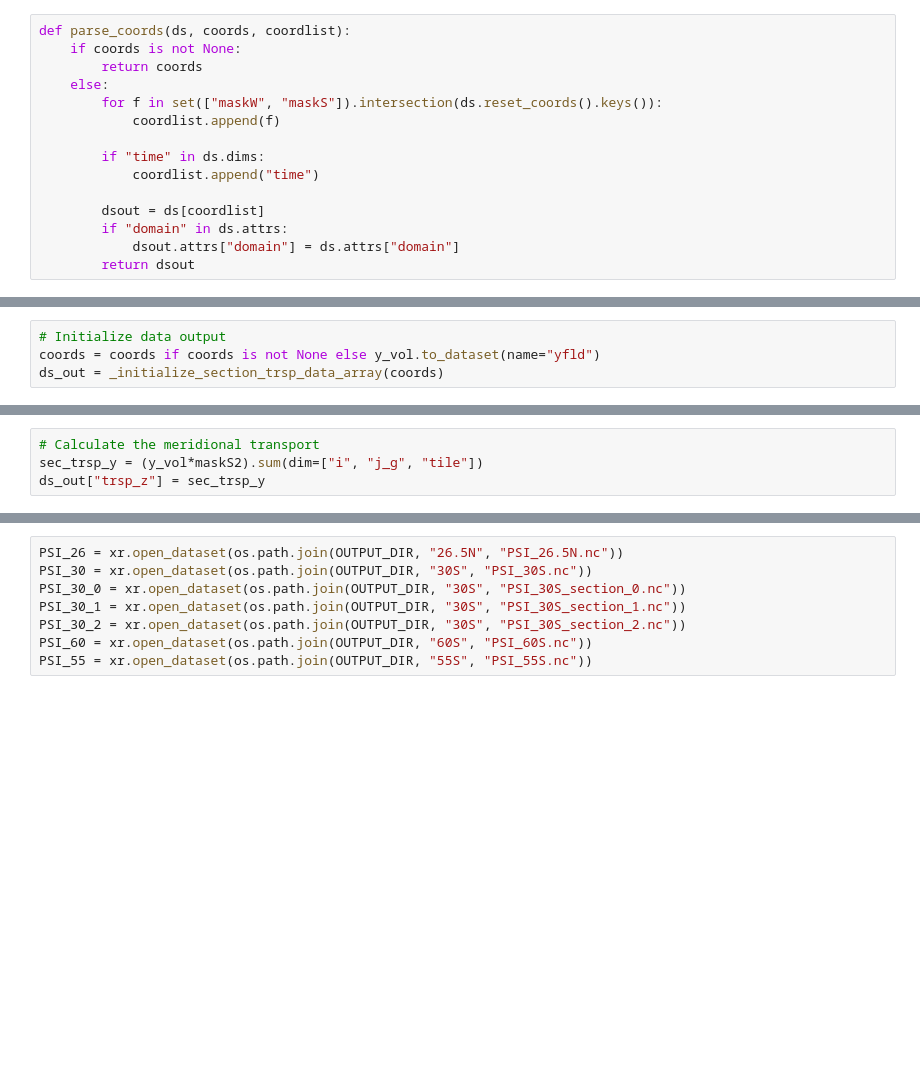
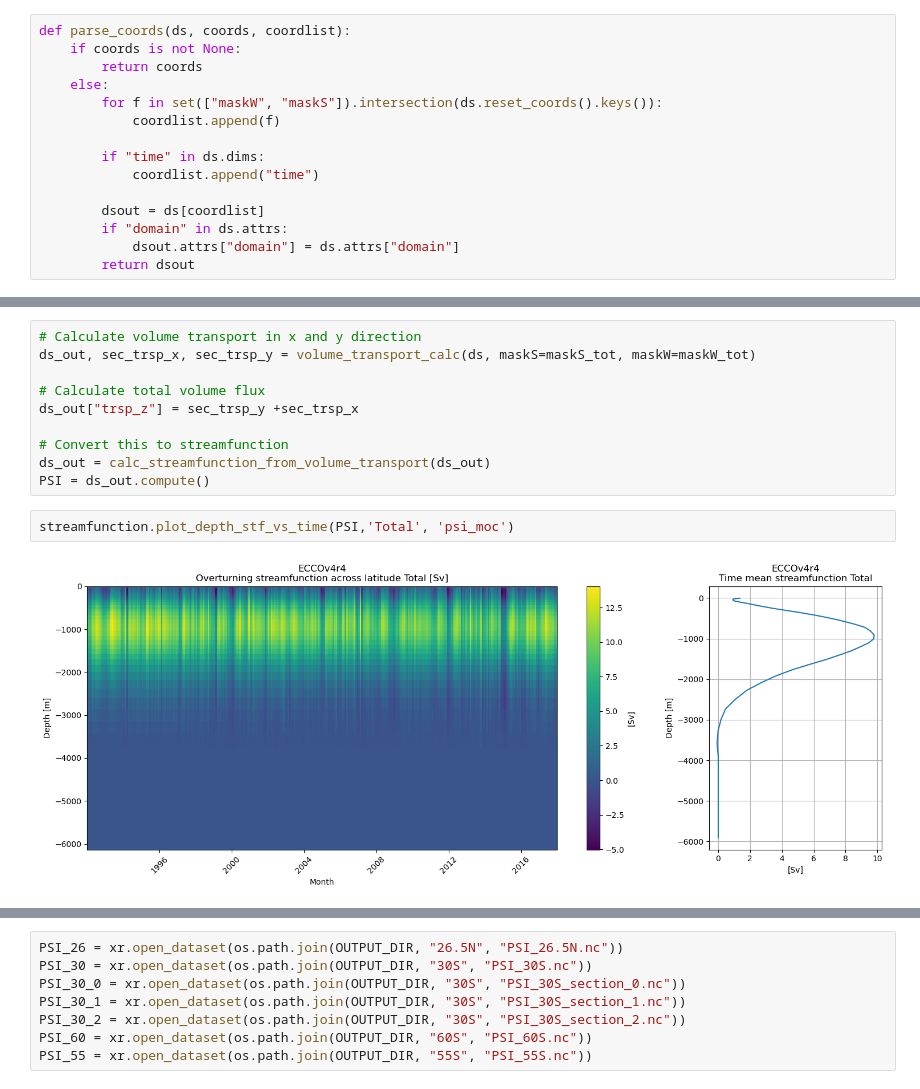
Before and after one commit to ai4er-cdt/OTP, a Jupyter notebook: streamfunction_implementation.ipynb, the cells around one changed output, grey strips where cells are left out. Cells and saved outputs as stored; diff of their text form; blank space fills up the shorter version.

```diff
--- a/streamfunction_implementation.ipynb
+++ b/streamfunction_implementation.ipynb
@@ -237,4 +177,0 @@ y_vol = ds["VVELMASS"] * coords["drF"] * coords["dxG"]
-# %%
-# Initialize data output
-coords = coords if coords is not None else y_vol.to_dataset(name="yfld")
-ds_out = _initialize_section_trsp_data_array(coords)
@@ -245,5 +178 @@ maskS2 = maskS.where(coords["maskS"]) if "maskS" in coords else maskS
-# %%
-# Calculate the meridional transport
-sec_trsp_y = (y_vol*maskS2).sum(dim=["i", "j_g", "tile"])
-ds_out["trsp_z"] = sec_trsp_y
 # %%
@@ -312,0 +221,14 @@ sec_trsp_y.isel(time=1).plot()
+# %%
+# Calculate volume transport in x and y direction
+ds_out, sec_trsp_x, sec_trsp_y = volume_transport_calc(ds, maskS=maskS_tot, maskW=maskW_tot)
+
+# Calculate total volume flux
+ds_out["trsp_z"] = sec_trsp_y +sec_trsp_x
+
+# Convert this to streamfunction
+ds_out = calc_streamfunction_from_volume_transport(ds_out)
+PSI = ds_out.compute()
+# %%
+streamfunction.plot_depth_stf_vs_time(PSI,'Total', 'psi_moc')
+# %% [output]
+[figure, added]
```
Also changed, not shown: parts of 37 cells of this notebook, 1 other file.
